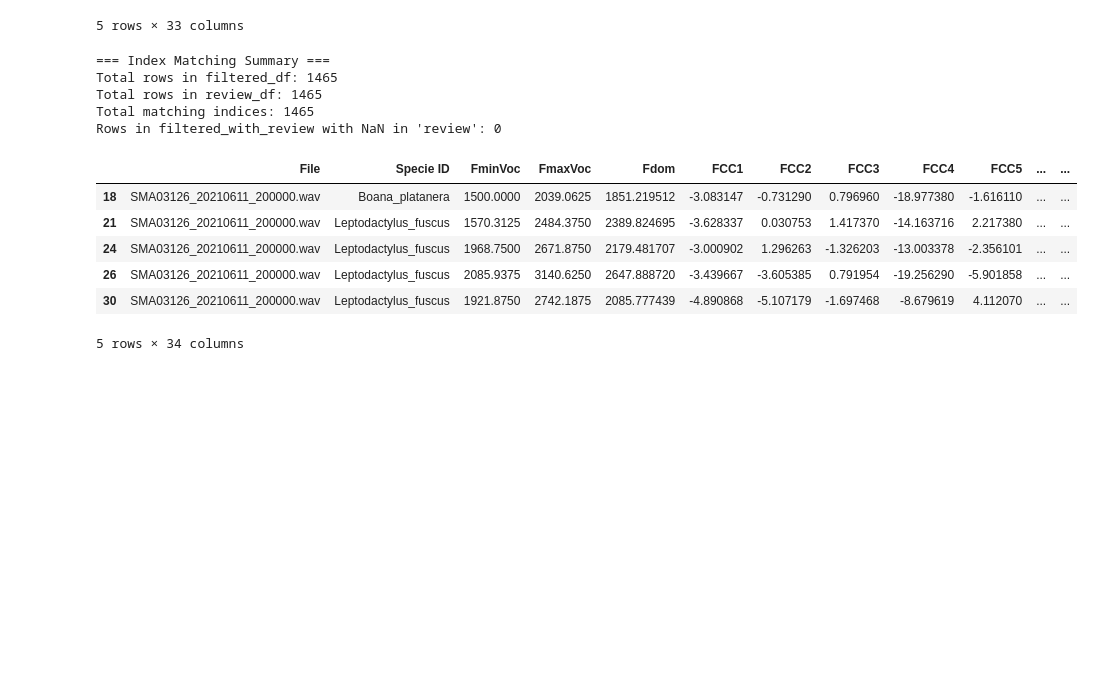
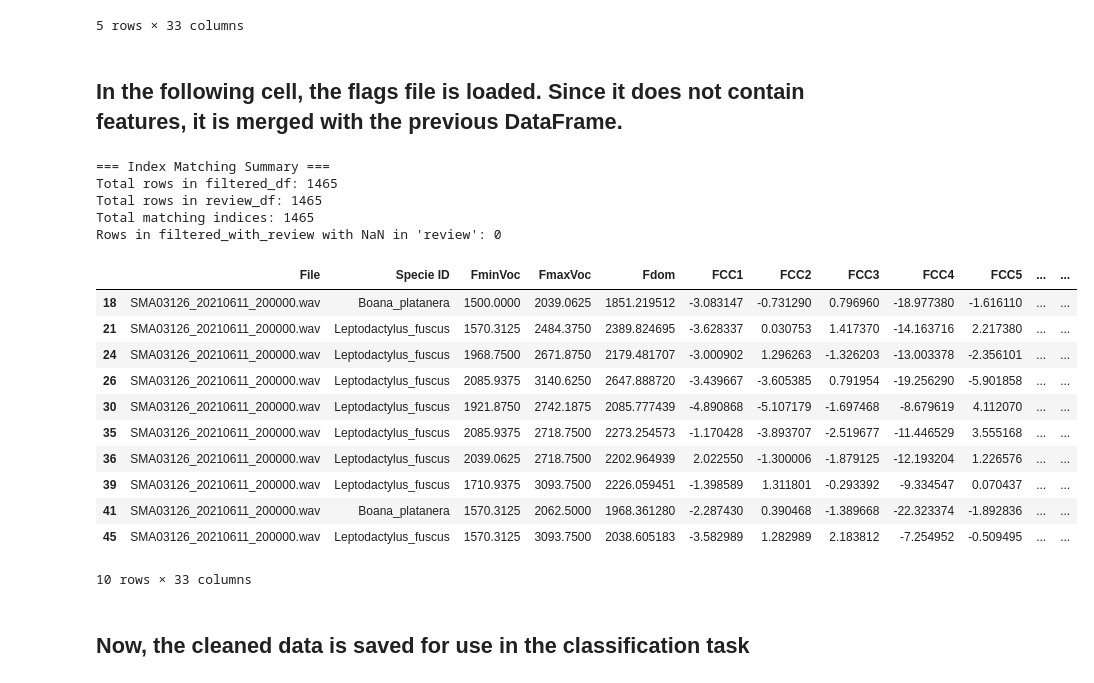
Before and after one commit to jongalon/classification-task, a Jupyter notebook: Organize_data.ipynb, the cells around one changed output. Drawn from its saved outputs; the diff is of its cells as text; code cells hidden in the pictures; blank space fills up the shorter version.

```diff
--- a/Organize_data.ipynb
+++ b/Organize_data.ipynb
@@ -2,8 +4,12 @@
 import pandas as pd
 from pathlib import Path
 
-file_path = Path("Subset_A/1_Original_Data/Labeled_Data_With_Features.xlsx")
-df = pd.read_excel(file_path)
+Subset = "Subset_A" # could be Subset_B, Subset_C, etc.
+
+Original_file_path = Path(f"{Subset}/1_Original_Data/Labeled_Data_With_Features.xlsx")
+Review_file_path = Path(f"{Subset}/2_Clean_Data/Labeled_Data_to_Review.xlsx")
+
+df = pd.read_excel(Original_file_path)
 filtered_df = df[df['Specie ID'].notna()].drop(columns=['Start', 'End'])
 filtered_df.head()
 # %% [output]
@@ -14,8 +20,10 @@ filtered_df.head()
 | 26 | SMA03126_20210611_200000.wav | Leptodactylus_fuscus | 2085.9375 | 3140.6250 | 2647.888720 | -3.439667 | -3.605385 | 0.791954 | -19.256290 | -5.901858 | ... | ... |
 | 30 | SMA03126_20210611_200000.wav | Leptodactylus_fuscus | 1921.8750 | 2742.1875 | 2085.777439 | -4.890868 | -5.107179 | -1.697468 | -8.679619 | 4.112070 | ... | ... |
 5 rows × 33 columns
+# %% [markdown]
+## In the following cell, the flags file is loaded. Since it does not contain features, it is merged with the previous DataFrame.
 # %%
-review_df = pd.read_excel(Path("Subset_A/2_Clean_Data/Labeled_Data_to_Review.xlsx"))
+review_df = pd.read_excel(Review_file_path)
 review_df = review_df[["Specie ID", "Original Index", "review"]]
 review_df.set_index("Original Index", inplace=True)
 
@@ -31,33 +39,41 @@ print(f"Total rows in review_df: {len(review_df)}")
 print(f"Total matching indices: {len(common_index)}")
 
 # Count rows that ended up with NaN in 'review'
 nan_rows = filtered_with_review["review"].isna().sum()
 print(f"Rows in filtered_with_review with NaN in 'review': {nan_rows}")
 
 # Optional: show sample indices without matches
 missing_in_filtered = review_df.index.difference(filtered_df.index)
 missing_in_review = filtered_df.index.difference(review_df.index)
 
 if len(missing_in_filtered) > 0:
     print("\nExamples of indices in review_df not found in filtered_df:")
     print(missing_in_filtered[:10].tolist())
 
 if len(missing_in_review) > 0:
     print("\nExamples of indices in filtered_df not found in review_df:")
     print(missing_in_review[:10].tolist())
 
-filtered_with_review.head()
+filtered_with_review = filtered_with_review[filtered_with_review['review'] == 0].drop(columns=['review'])
+filtered_with_review.head(10)
 # %% [output]
 === Index Matching Summary ===
 Total rows in filtered_df: 1465
 Total rows in review_df: 1465
 Total matching indices: 1465
 Rows in filtered_with_review with NaN in 'review': 0
 |  | File | Specie ID | FminVoc | FmaxVoc | Fdom | FCC1 | FCC2 | FCC3 | FCC4 | FCC5 | ... | ... |
 | 18 | SMA03126_20210611_200000.wav | Boana_platanera | 1500.0000 | 2039.0625 | 1851.219512 | -3.083147 | -0.731290 | 0.796960 | -18.977380 | -1.616110 | ... | ... |
 | 21 | SMA03126_20210611_200000.wav | Leptodactylus_fuscus | 1570.3125 | 2484.3750 | 2389.824695 | -3.628337 | 0.030753 | 1.417370 | -14.163716 | 2.217380 | ... | ... |
 | 24 | SMA03126_20210611_200000.wav | Leptodactylus_fuscus | 1968.7500 | 2671.8750 | 2179.481707 | -3.000902 | 1.296263 | -1.326203 | -13.003378 | -2.356101 | ... | ... |
 | 26 | SMA03126_20210611_200000.wav | Leptodactylus_fuscus | 2085.9375 | 3140.6250 | 2647.888720 | -3.439667 | -3.605385 | 0.791954 | -19.256290 | -5.901858 | ... | ... |
 | 30 | SMA03126_20210611_200000.wav | Leptodactylus_fuscus | 1921.8750 | 2742.1875 | 2085.777439 | -4.890868 | -5.107179 | -1.697468 | -8.679619 | 4.112070 | ... | ... |
+| 35 | SMA03126_20210611_200000.wav | Leptodactylus_fuscus | 2085.9375 | 2718.7500 | 2273.254573 | -1.170428 | -3.893707 | -2.519677 | -11.446529 | 3.555168 | ... | ... |
+| 36 | SMA03126_20210611_200000.wav | Leptodactylus_fuscus | 2039.0625 | 2718.7500 | 2202.964939 | 2.022550 | -1.300006 | -1.879125 | -12.193204 | 1.226576 | ... | ... |
+| 39 | SMA03126_20210611_200000.wav | Leptodactylus_fuscus | 1710.9375 | 3093.7500 | 2226.059451 | -1.398589 | 1.311801 | -0.293392 | -9.334547 | 0.070437 | ... | ... |
+| 41 | SMA03126_20210611_200000.wav | Boana_platanera | 1570.3125 | 2062.5000 | 1968.361280 | -2.287430 | 0.390468 | -1.389668 | -22.323374 | -1.892836 | ... | ... |
+| 45 | SMA03126_20210611_200000.wav | Leptodactylus_fuscus | 1570.3125 | 3093.7500 | 2038.605183 | -3.582989 | 1.282989 | 2.183812 | -7.254952 | -0.509495 | ... | ... |
-5 rows × 34 columns
+10 rows × 33 columns
+# %% [markdown]
+## Now, the cleaned data is saved for use in the classification task
 # %%
```
Also changed, not shown: parts of 2 cells of this notebook, 3 other files.
